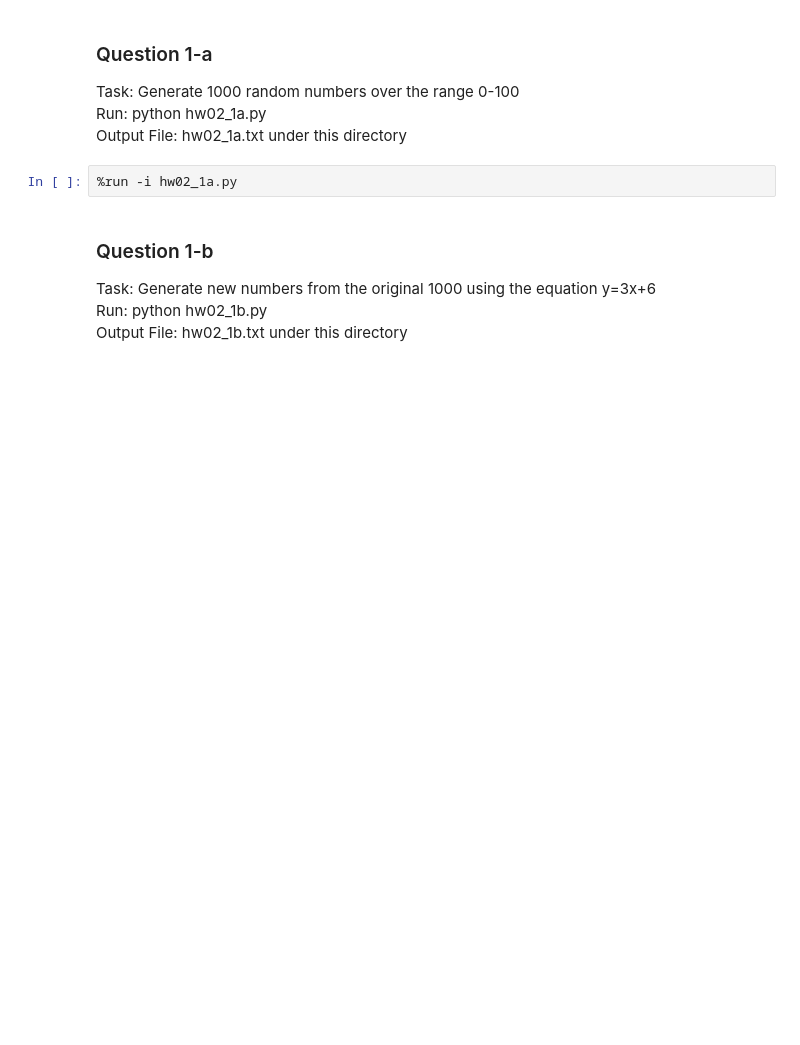
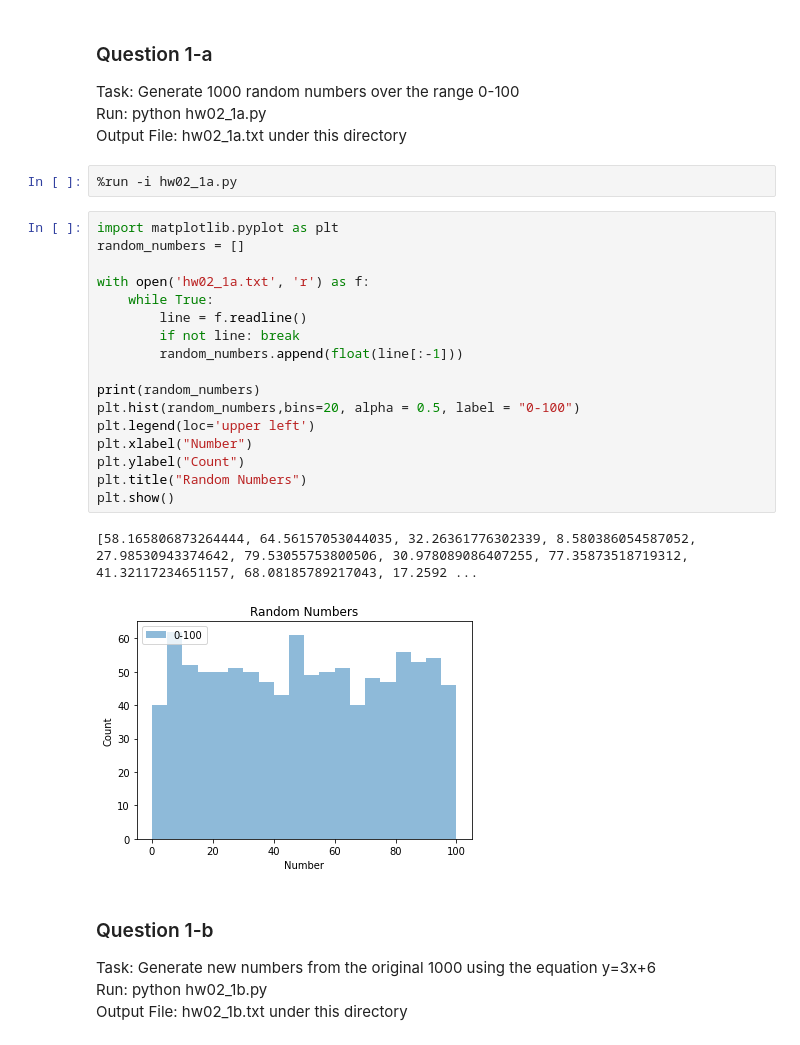
Before and after one commit to jackw1997/dsci560_hw02, a Jupyter notebook: hw02_notebook.ipynb, the cells around one changed output. Saved outputs shown, nothing was run; the diff lists cells and outputs as text; blank space fills up the shorter version.

```diff
--- a/hw02_notebook.ipynb
+++ b/hw02_notebook.ipynb
@@ -9,6 +9,26 @@ Run: python hw02_1a.py
 Output File: hw02_1a.txt under this directory
 # %%
 %run -i hw02_1a.py
+# %%
+import matplotlib.pyplot as plt
+random_numbers = []
+
+with open('hw02_1a.txt', 'r') as f:
+    while True:
+        line = f.readline()
+        if not line: break
+        random_numbers.append(float(line[:-1]))
+
+print(random_numbers)
+plt.hist(random_numbers,bins=20, alpha = 0.5, label = "0-100")
+plt.legend(loc='upper left')
+plt.xlabel("Number")
+plt.ylabel("Count")
+plt.title("Random Numbers")
+plt.show()
+# %% [output]
+[58.165806873264444, 64.56157053044035, 32.26361776302339, 8.580386054587052, 27.98530943374642, 79.53055753800506, 30.978089086407255, 77.35873518719312, 41.32117234651157, 68.08185789217043, 17.2592 ...
+[figure, added]
 # %% [markdown]
 ### Question 1-b
 Task: Generate new numbers from the original 1000 using the equation y=3x+6
```
Also changed, not shown: parts of 1 cell of this notebook, 1 other file.
